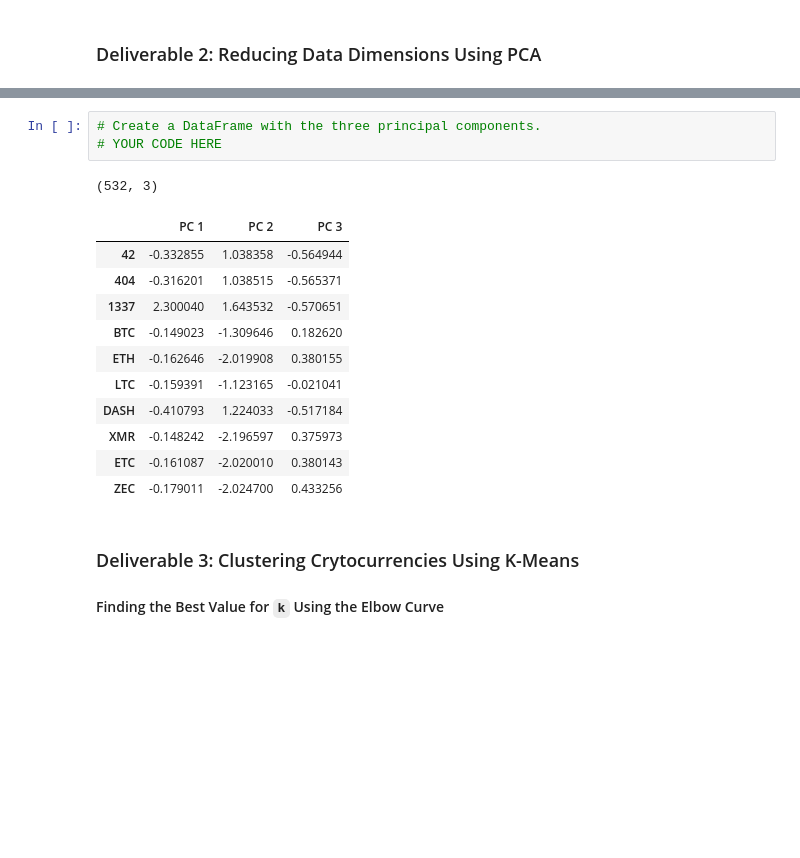
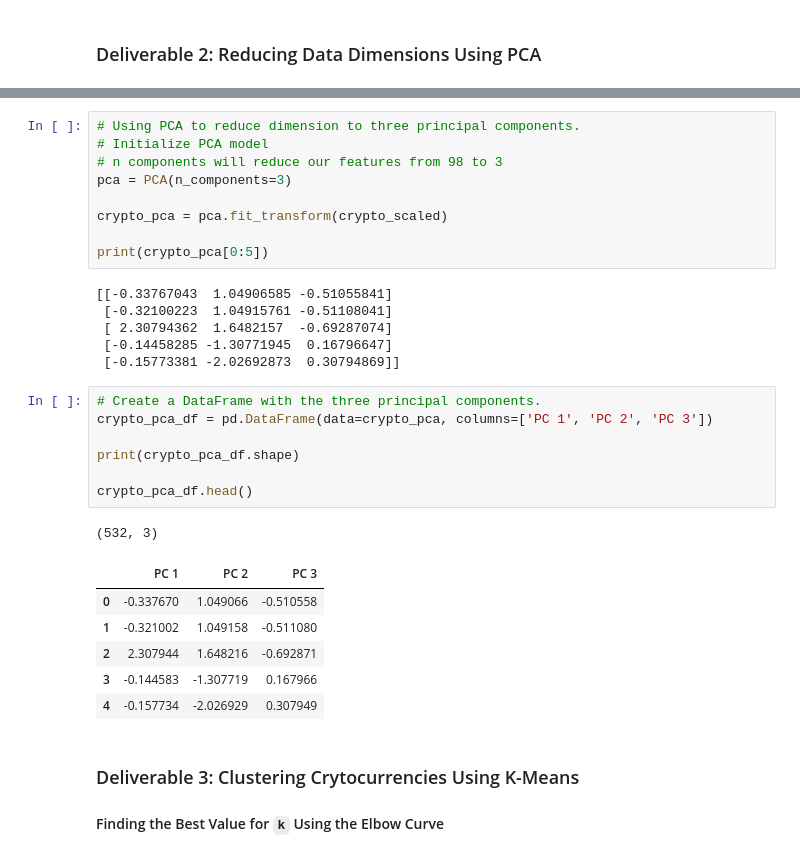
Before and after one commit to cbeckler/cryptocurrencies, a Jupyter notebook: crypto_clustering.ipynb, the cells around one changed output, grey strips where cells are left out. Saved outputs shown, nothing was run; the diff lists cells and outputs as text; blank space fills up the shorter version.

```diff
--- a/crypto_clustering.ipynb
+++ b/crypto_clustering.ipynb
@@ -179,19 +168,33 @@ array([[-0.33285464,  1.0383583 , -0.56494435],
+# %%
+# Using PCA to reduce dimension to three principal components.
+# Initialize PCA model
+# n components will reduce our features from 98 to 3
+pca = PCA(n_components=3)
+
+crypto_pca = pca.fit_transform(crypto_scaled)
+
+print(crypto_pca[0:5])
+# %% [output]
+[[-0.33767043  1.04906585 -0.51055841]
+ [-0.32100223  1.04915761 -0.51108041]
+ [ 2.30794362  1.6482157  -0.69287074]
+ [-0.14458285 -1.30771945  0.16796647]
+ [-0.15773381 -2.02692873  0.30794869]]
 # %%
 # Create a DataFrame with the three principal components.
-# YOUR CODE HERE
+crypto_pca_df = pd.DataFrame(data=crypto_pca, columns=['PC 1', 'PC 2', 'PC 3'])
+
+print(crypto_pca_df.shape)
+
+crypto_pca_df.head()
 # %% [output]
 (532, 3)
 |  | PC 1 | PC 2 | PC 3 |
-| 42 | -0.332855 | 1.038358 | -0.564944 |
-| 404 | -0.316201 | 1.038515 | -0.565371 |
-| 1337 | 2.300040 | 1.643532 | -0.570651 |
-| BTC | -0.149023 | -1.309646 | 0.182620 |
-| ETH | -0.162646 | -2.019908 | 0.380155 |
-| LTC | -0.159391 | -1.123165 | -0.021041 |
-| DASH | -0.410793 | 1.224033 | -0.517184 |
-| XMR | -0.148242 | -2.196597 | 0.375973 |
-| ETC | -0.161087 | -2.020010 | 0.380143 |
-| ZEC | -0.179011 | -2.024700 | 0.433256 |
+| 0 | -0.337670 | 1.049066 | -0.510558 |
+| 1 | -0.321002 | 1.049158 | -0.511080 |
+| 2 | 2.307944 | 1.648216 | -0.692871 |
+| 3 | -0.144583 | -1.307719 | 0.167966 |
+| 4 | -0.157734 | -2.026929 | 0.307949 |
 # %% [markdown]
 ### Deliverable 3: Clustering Crytocurrencies Using K-Means
 
```
Also changed, not shown: parts of 1 cell of this notebook.
